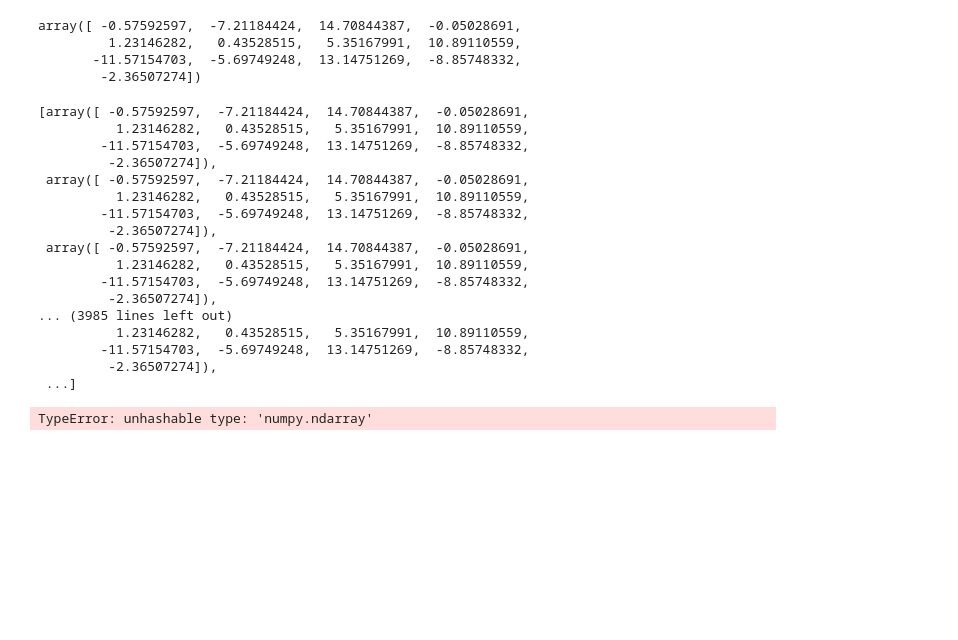
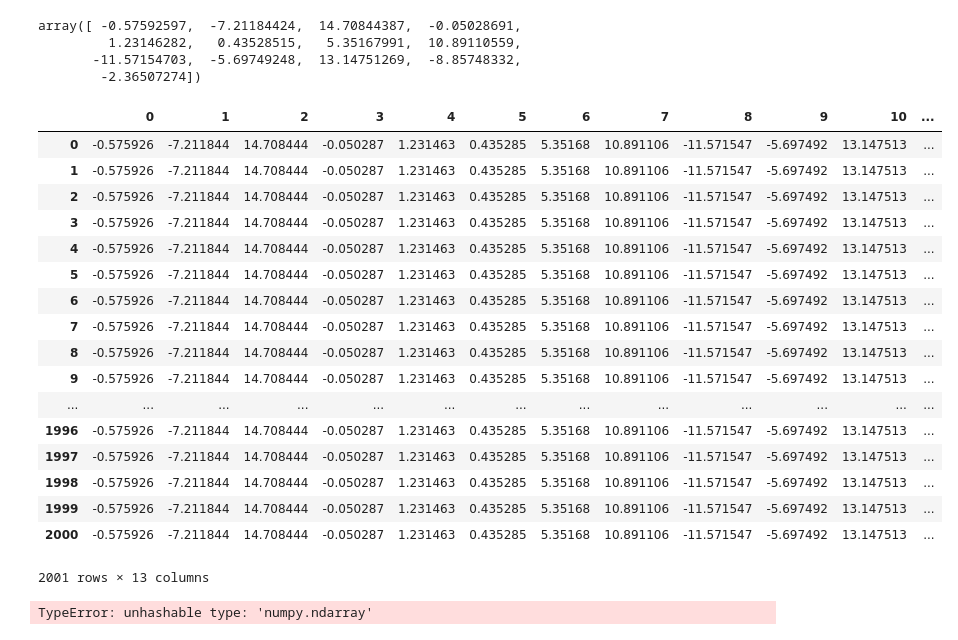
Before and after one commit to UpwardTrajectory/dsc-3-30-06-coding-logistic-regression-from-scratch-seattle-ds-career-040119, a Jupyter notebook: index.ipynb, the cells around one changed output. Cells and saved outputs as stored; diff of their text form; code cells hidden in the pictures; blank space fills up the shorter version.

```diff
--- a/index.ipynb
+++ b/index.ipynb
@@ -123,26 +123,27 @@ array([ -0.57592597,  -7.21184424,  14.70844387,  -0.05028691,
          1.23146282,   0.43528515,   5.35167991,  10.89110559,
        -11.57154703,  -5.69749248,  13.14751269,  -8.85748332,
         -2.36507274])
-# %%
-weights_over_time
-# %% [output]
-[array([ -0.57592597,  -7.21184424,  14.70844387,  -0.05028691,
-          1.23146282,   0.43528515,   5.35167991,  10.89110559,
-        -11.57154703,  -5.69749248,  13.14751269,  -8.85748332,
-         -2.36507274]),
- array([ -0.57592597,  -7.21184424,  14.70844387,  -0.05028691,
-          1.23146282,   0.43528515,   5.35167991,  10.89110559,
-        -11.57154703,  -5.69749248,  13.14751269,  -8.85748332,
-         -2.36507274]),
- array([ -0.57592597,  -7.21184424,  14.70844387,  -0.05028691,
-          1.23146282,   0.43528515,   5.35167991,  10.89110559,
-        -11.57154703,  -5.69749248,  13.14751269,  -8.85748332,
-         -2.36507274]),
-... (3985 lines left out)
-          1.23146282,   0.43528515,   5.35167991,  10.89110559,
-        -11.57154703,  -5.69749248,  13.14751269,  -8.85748332,
-         -2.36507274]),
- ...]
+# %%
+pd.DataFrame(weights_over_time)
+# %% [output]
+|  | 0 | 1 | 2 | 3 | 4 | 5 | 6 | 7 | 8 | 9 | 10 | ... |
+| 0 | -0.575926 | -7.211844 | 14.708444 | -0.050287 | 1.231463 | 0.435285 | 5.35168 | 10.891106 | -11.571547 | -5.697492 | 13.147513 | ... |
+| 1 | -0.575926 | -7.211844 | 14.708444 | -0.050287 | 1.231463 | 0.435285 | 5.35168 | 10.891106 | -11.571547 | -5.697492 | 13.147513 | ... |
+| 2 | -0.575926 | -7.211844 | 14.708444 | -0.050287 | 1.231463 | 0.435285 | 5.35168 | 10.891106 | -11.571547 | -5.697492 | 13.147513 | ... |
+| 3 | -0.575926 | -7.211844 | 14.708444 | -0.050287 | 1.231463 | 0.435285 | 5.35168 | 10.891106 | -11.571547 | -5.697492 | 13.147513 | ... |
+| 4 | -0.575926 | -7.211844 | 14.708444 | -0.050287 | 1.231463 | 0.435285 | 5.35168 | 10.891106 | -11.571547 | -5.697492 | 13.147513 | ... |
+| 5 | -0.575926 | -7.211844 | 14.708444 | -0.050287 | 1.231463 | 0.435285 | 5.35168 | 10.891106 | -11.571547 | -5.697492 | 13.147513 | ... |
+| 6 | -0.575926 | -7.211844 | 14.708444 | -0.050287 | 1.231463 | 0.435285 | 5.35168 | 10.891106 | -11.571547 | -5.697492 | 13.147513 | ... |
+| 7 | -0.575926 | -7.211844 | 14.708444 | -0.050287 | 1.231463 | 0.435285 | 5.35168 | 10.891106 | -11.571547 | -5.697492 | 13.147513 | ... |
+| 8 | -0.575926 | -7.211844 | 14.708444 | -0.050287 | 1.231463 | 0.435285 | 5.35168 | 10.891106 | -11.571547 | -5.697492 | 13.147513 | ... |
+| 9 | -0.575926 | -7.211844 | 14.708444 | -0.050287 | 1.231463 | 0.435285 | 5.35168 | 10.891106 | -11.571547 | -5.697492 | 13.147513 | ... |
+| ... | ... | ... | ... | ... | ... | ... | ... | ... | ... | ... | ... | ... |
+| 1996 | -0.575926 | -7.211844 | 14.708444 | -0.050287 | 1.231463 | 0.435285 | 5.35168 | 10.891106 | -11.571547 | -5.697492 | 13.147513 | ... |
+| 1997 | -0.575926 | -7.211844 | 14.708444 | -0.050287 | 1.231463 | 0.435285 | 5.35168 | 10.891106 | -11.571547 | -5.697492 | 13.147513 | ... |
+| 1998 | -0.575926 | -7.211844 | 14.708444 | -0.050287 | 1.231463 | 0.435285 | 5.35168 | 10.891106 | -11.571547 | -5.697492 | 13.147513 | ... |
+| 1999 | -0.575926 | -7.211844 | 14.708444 | -0.050287 | 1.231463 | 0.435285 | 5.35168 | 10.891106 | -11.571547 | -5.697492 | 13.147513 | ... |
+| 2000 | -0.575926 | -7.211844 | 14.708444 | -0.050287 | 1.231463 | 0.435285 | 5.35168 | 10.891106 | -11.571547 | -5.697492 | 13.147513 | ... |
+2001 rows × 13 columns
 # %%
 import seaborn as sns
 
```
